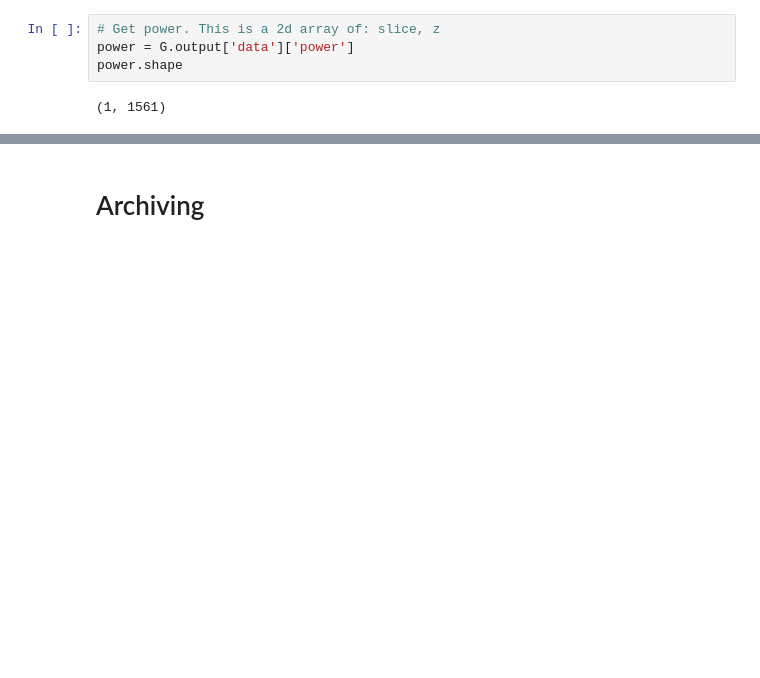
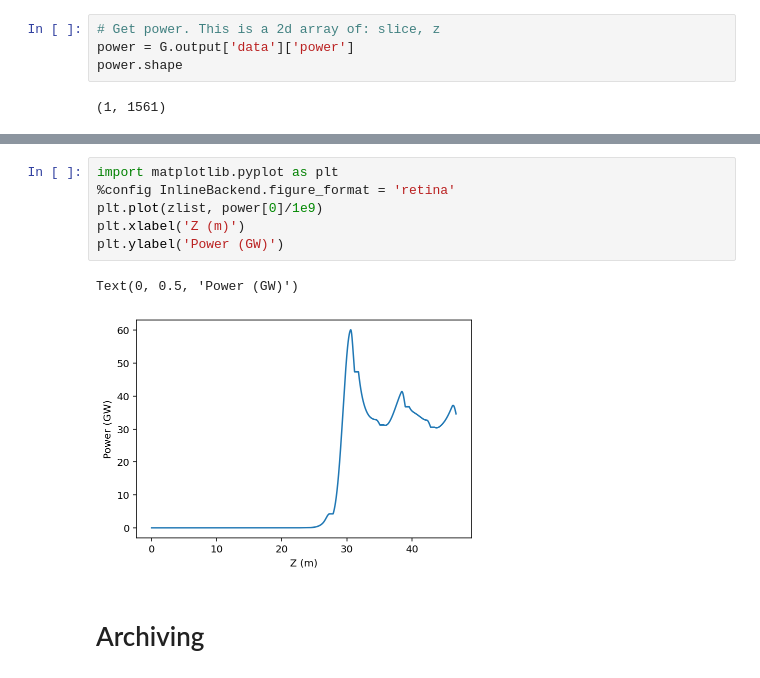
Before and after one commit to slaclab/lume-genesis, a Jupyter notebook: examples/simple_genesis_run.ipynb, the cells around one changed output, grey strips where cells are left out. Saved outputs shown, nothing was run; the diff lists cells and outputs as text; blank space fills up the shorter version.

```diff
--- a/examples/simple_genesis_run.ipynb
+++ b/examples/simple_genesis_run.ipynb
@@ -142,3 +122,12 @@ show(p)
+# %%
+import matplotlib.pyplot as plt
+%config InlineBackend.figure_format = 'retina'
+plt.plot(zlist, power[0]/1e9)
+plt.xlabel('Z (m)')
+plt.ylabel('Power (GW)')
+# %% [output]
+Text(0, 0.5, 'Power (GW)')
+[figure, added]
 # %% [markdown]
 # Archiving
 # %%
```
Also changed, not shown: parts of 7 cells of this notebook, 1 other file.
